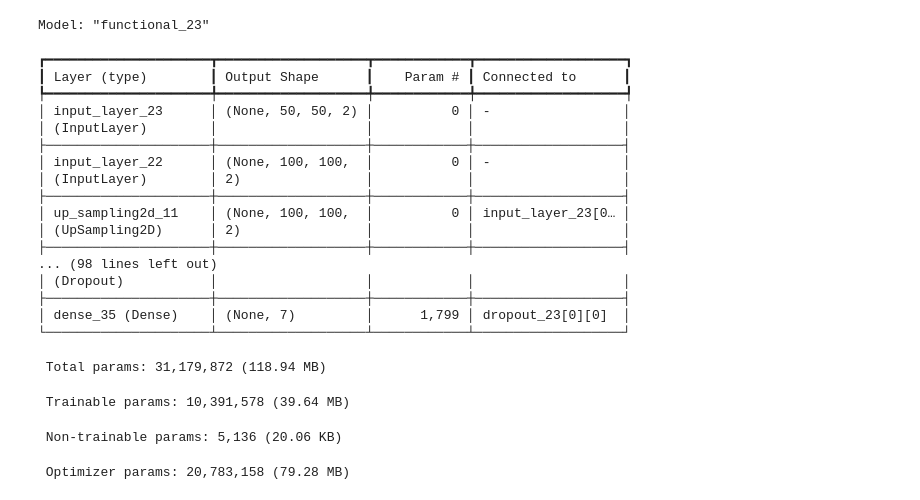
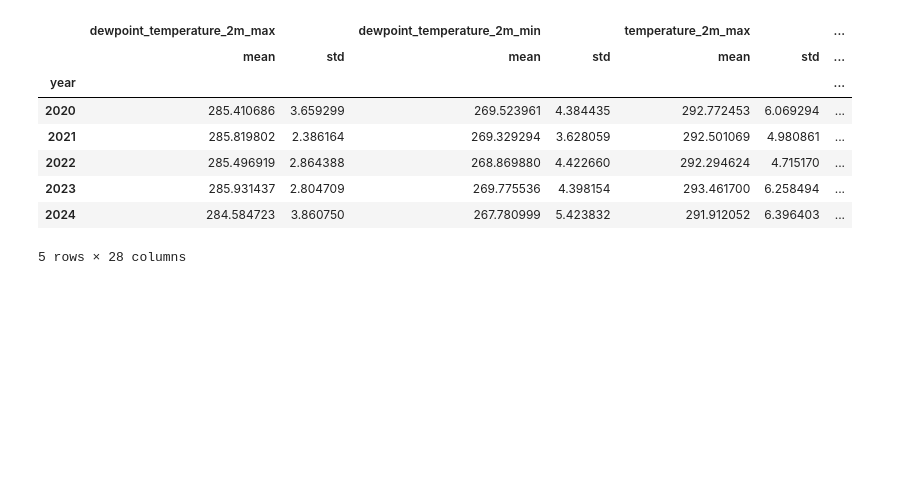
Before and after one commit to pj097/ClimateForestModeling, a Jupyter notebook: climate.ipynb, the cells around one changed output. Saved outputs shown, nothing was run; the diff lists cells and outputs as text; code cells hidden in the pictures; blank space fills up the shorter version.

```diff
--- a/climate.ipynb
+++ b/climate.ipynb
@@ -31,7 +32,7 @@ from data_generator import DataGenerator
 reload(sentinel_utils)
 
 model_dir = Path('models', 'selected_model')
-shards_dir = Path('/mnt', 'wsl', 'training_data', 'shards')
+shards_dir = Path('/mnt', 'wsl', 'training_data', 'shards', 'old')
 
 min_occurrences = 20000
 utils = sentinel_utils.SentinelUtils(
@@ -69,3 +70,4 @@ params = dict(
     shards_dir=shards_dir,
     print_log=0,
 )
+model_dir
@@ -89,28 +79,3 @@ tf.keras.utils.plot_model(
-# %%
-model.summary()
-# %% [output]
-Model: "functional_23"
-┏━━━━━━━━━━━━━━━━━━━━━┳━━━━━━━━━━━━━━━━━━━┳━━━━━━━━━━━━┳━━━━━━━━━━━━━━━━━━━┓
-┃ Layer (type)        ┃ Output Shape      ┃    Param # ┃ Connected to      ┃
-┡━━━━━━━━━━━━━━━━━━━━━╇━━━━━━━━━━━━━━━━━━━╇━━━━━━━━━━━━╇━━━━━━━━━━━━━━━━━━━┩
-│ input_layer_23      │ (None, 50, 50, 2) │          0 │ -                 │
-│ (InputLayer)        │                   │            │                   │
-├─────────────────────┼───────────────────┼────────────┼───────────────────┤
-│ input_layer_22      │ (None, 100, 100,  │          0 │ -                 │
-│ (InputLayer)        │ 2)                │            │                   │
-├─────────────────────┼───────────────────┼────────────┼───────────────────┤
-│ up_sampling2d_11    │ (None, 100, 100,  │          0 │ input_layer_23[0… │
-│ (UpSampling2D)      │ 2)                │            │                   │
-├─────────────────────┼───────────────────┼────────────┼───────────────────┤
-... (98 lines left out)
-│ (Dropout)           │                   │            │                   │
-├─────────────────────┼───────────────────┼────────────┼───────────────────┤
-│ dense_35 (Dense)    │ (None, 7)         │      1,799 │ dropout_23[0][0]  │
-└─────────────────────┴───────────────────┴────────────┴───────────────────┘
- Total params: 31,179,872 (118.94 MB)
- Trainable params: 10,391,578 (39.64 MB)
- Non-trainable params: 5,136 (20.06 KB)
- Optimizer params: 20,783,158 (79.28 MB)
 # %%
 y_true = selected_classes.to_numpy()
 
@@ -120,6 +85,7 @@ weather_median = weather_median.interpolate(method='nearest').ffill().bfill()
 eval_years = list(range(2020, 2025))
 corrs = []
 
+weathers = []
 weather_diffs = []
 y_diffs = []
 
@@ -151,8 +117,25 @@ for eval_year in tqdm(eval_years):
 
     y_diffs.append(y_diff)
 
-    # corr = y_diff.join(weather_diff).corr(method='pearson').round(2)
     corr = pd.concat(
         [y_diff, weather_diff], axis=1, keys=['df1', 'df2']
     ).corr().loc['df2', 'df1'].round(2)
     corrs.append(corr)
+
+    weather['year'] = eval_year
+    weathers.append(weather)
+# %%
+weathers_df = pd.concat(weathers)
+weathers_df = weathers_df[weathers_df.columns.sort_values()]
+weathers_stats = weathers_df.groupby('year').agg(['mean', 'std'])
+weathers_stats
+# %% [output]
+|  | dewpoint_temperature_2m_max |  | dewpoint_temperature_2m_min |  | temperature_2m_max |  | ... |
+|  | mean | std | mean | std | mean | std | ... |
+| year |  |  |  |  |  |  | ... |
+| 2020 | 285.410686 | 3.659299 | 269.523961 | 4.384435 | 292.772453 | 6.069294 | ... |
+| 2021 | 285.819802 | 2.386164 | 269.329294 | 3.628059 | 292.501069 | 4.980861 | ... |
+| 2022 | 285.496919 | 2.864388 | 268.869880 | 4.422660 | 292.294624 | 4.715170 | ... |
+| 2023 | 285.931437 | 2.804709 | 269.775536 | 4.398154 | 293.461700 | 6.258494 | ... |
+| 2024 | 284.584723 | 3.860750 | 267.780999 | 5.423832 | 291.912052 | 6.396403 | ... |
+5 rows × 28 columns
```
Also changed, not shown: parts of 9 cells of this notebook, 21 other files.
